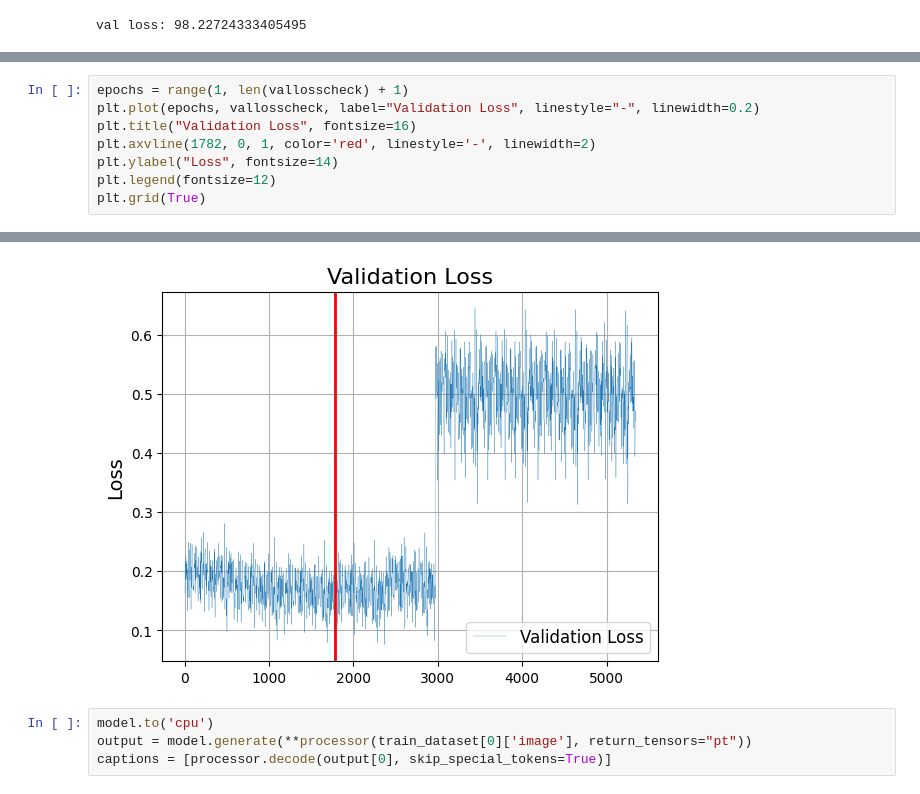
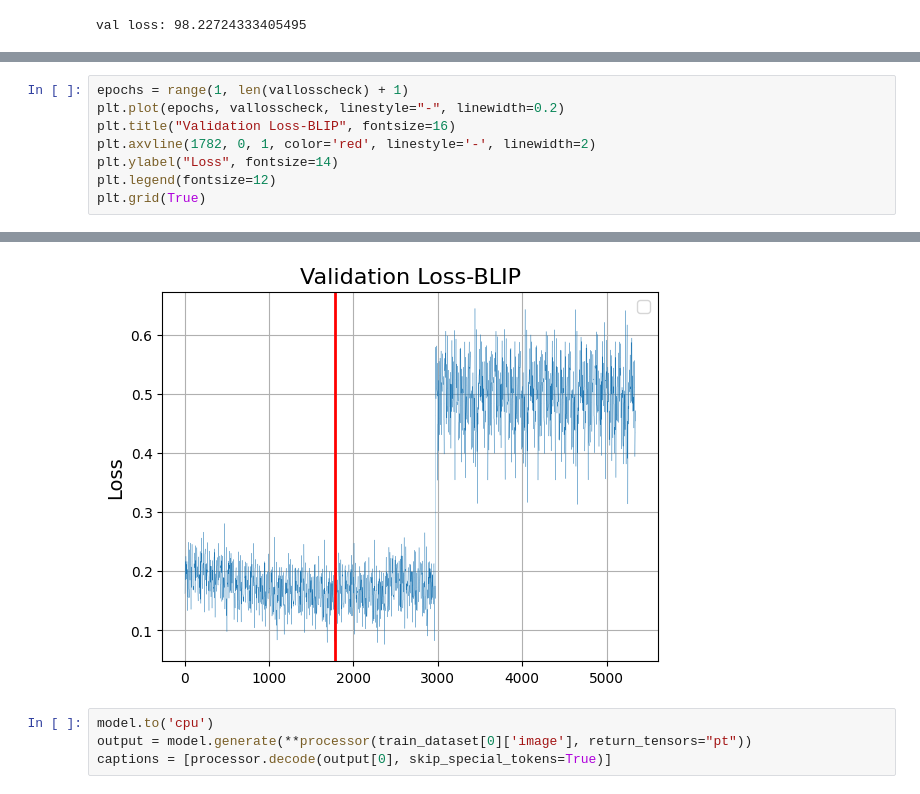
Before and after one commit to blueid13/20242R0136COSE47402, a Jupyter notebook: FinalProject/project.ipynb, the cells around one changed output, grey strips where cells are left out. Cells and saved outputs as stored; diff of their text form.

```diff
--- a/FinalProject/project.ipynb
+++ b/FinalProject/project.ipynb
@@ -395,7 +396,7 @@ plt.grid(True)
 # %%
 epochs = range(1, len(vallosscheck) + 1)
-plt.plot(epochs, vallosscheck, label="Validation Loss", linestyle="-", linewidth=0.2)
-plt.title("Validation Loss", fontsize=16)
+plt.plot(epochs, vallosscheck, linestyle="-", linewidth=0.2)
+plt.title("Validation Loss-BLIP", fontsize=16)
 plt.axvline(1782, 0, 1, color='red', linestyle='-', linewidth=2)
 plt.ylabel("Loss", fontsize=14)
 plt.legend(fontsize=12)
@@ -404,4 +406,4 @@ plt.grid(True)
-[figure, old version]
+[figure, new version]
 # %%
 model.to('cpu')
 output = model.generate(**processor(train_dataset[0]['image'], return_tensors="pt"))
```
Also changed, not shown: parts of 12 cells of this notebook.
